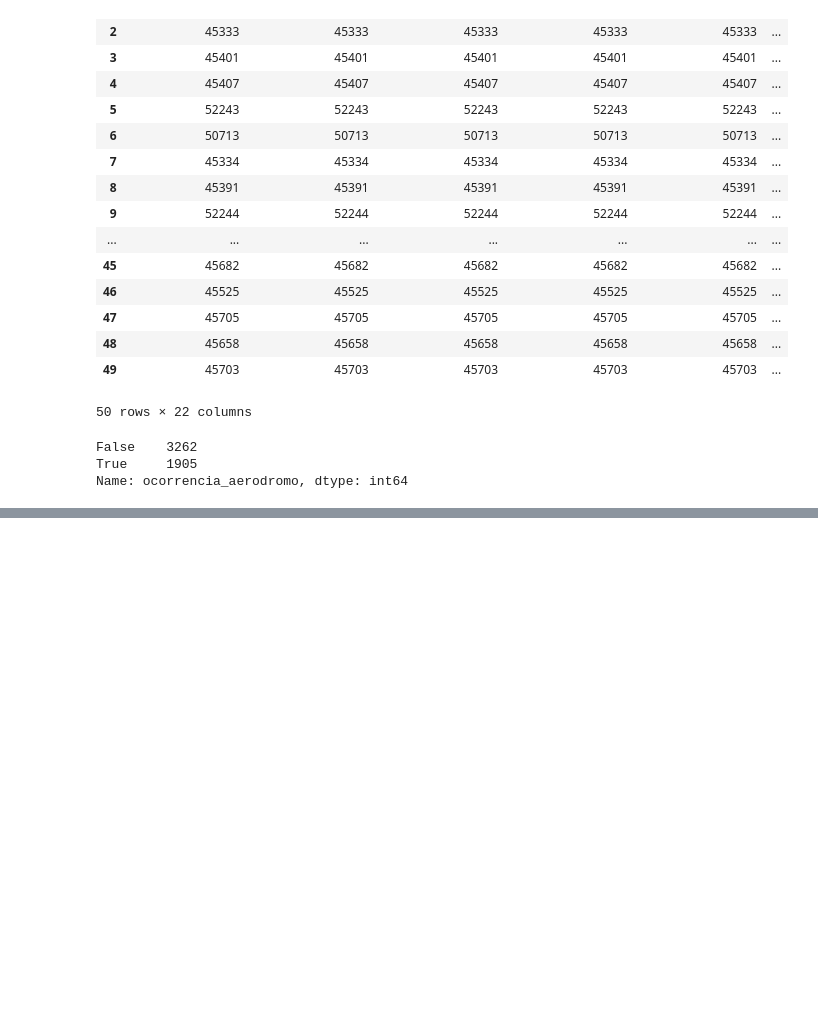
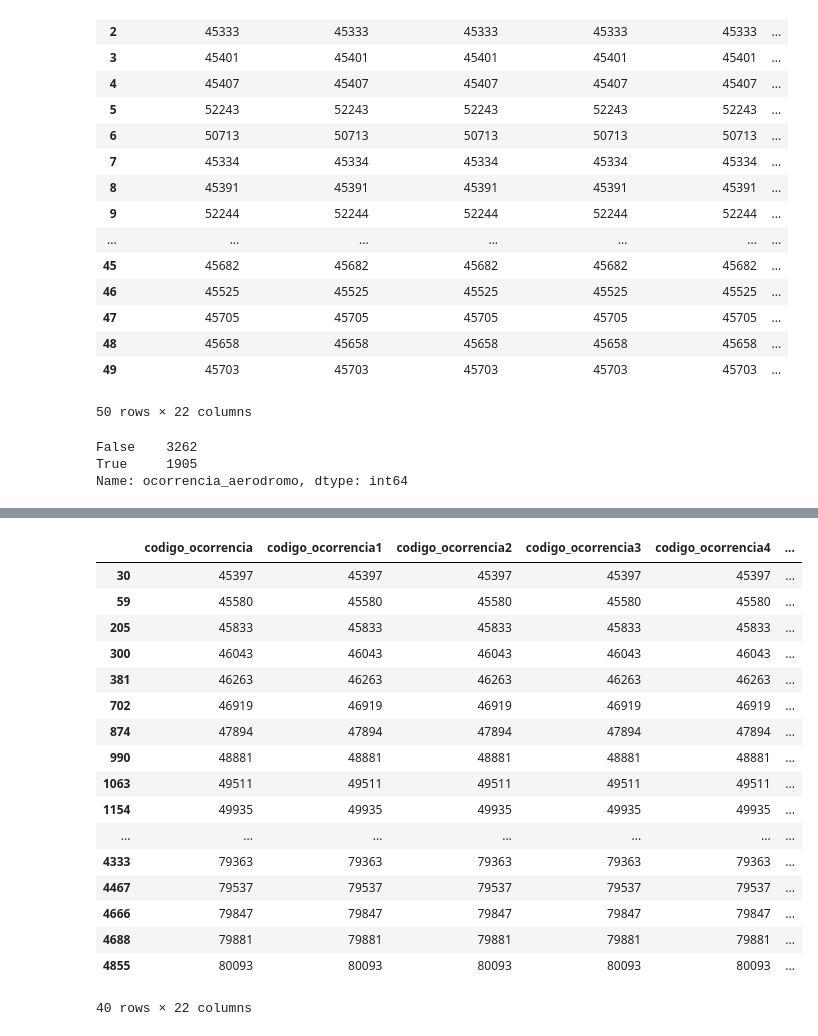
Before and after one commit to Hugox96/Estudos_Python, a Jupyter notebook: Panda_Curso/Pandas_Aula5.ipynb, the cells around one changed output, grey strips where cells are left out. Drawn from its saved outputs; the diff is of its cells as text; code cells hidden in the pictures; blank space fills up the shorter version.

```diff
--- a/Panda_Curso/Pandas_Aula5.ipynb
+++ b/Panda_Curso/Pandas_Aula5.ipynb
@@ -41,0 +64,24 @@ Name: ocorrencia_aerodromo, dtype: int64
+# %%
+#Agora irei criar um filtro para buscar os incidentes graves no estado do Rio de janeiro
+filtro_ocorrencia = arquivo.ocorrencia_classificacao == 'INCIDENTE GRAVE'
+filtro_estado = arquivo.ocorrencia_uf == 'RJ'
+arquivo.loc[filtro_ocorrencia & filtro_estado] #iremos criar um dataframe com as informações dos incidentes graves no Rio de Janeiro
+# %% [output]
+|  | codigo_ocorrencia | codigo_ocorrencia1 | codigo_ocorrencia2 | codigo_ocorrencia3 | codigo_ocorrencia4 | ... |
+| 30 | 45397 | 45397 | 45397 | 45397 | 45397 | ... |
+| 59 | 45580 | 45580 | 45580 | 45580 | 45580 | ... |
+| 205 | 45833 | 45833 | 45833 | 45833 | 45833 | ... |
+| 300 | 46043 | 46043 | 46043 | 46043 | 46043 | ... |
+| 381 | 46263 | 46263 | 46263 | 46263 | 46263 | ... |
+| 702 | 46919 | 46919 | 46919 | 46919 | 46919 | ... |
+| 874 | 47894 | 47894 | 47894 | 47894 | 47894 | ... |
+| 990 | 48881 | 48881 | 48881 | 48881 | 48881 | ... |
+| 1063 | 49511 | 49511 | 49511 | 49511 | 49511 | ... |
+| 1154 | 49935 | 49935 | 49935 | 49935 | 49935 | ... |
+| ... | ... | ... | ... | ... | ... | ... |
+| 4333 | 79363 | 79363 | 79363 | 79363 | 79363 | ... |
+| 4467 | 79537 | 79537 | 79537 | 79537 | 79537 | ... |
+| 4666 | 79847 | 79847 | 79847 | 79847 | 79847 | ... |
+| 4688 | 79881 | 79881 | 79881 | 79881 | 79881 | ... |
+| 4855 | 80093 | 80093 | 80093 | 80093 | 80093 | ... |
+40 rows × 22 columns
```
Also changed, not shown: parts of 3 cells of this notebook.
